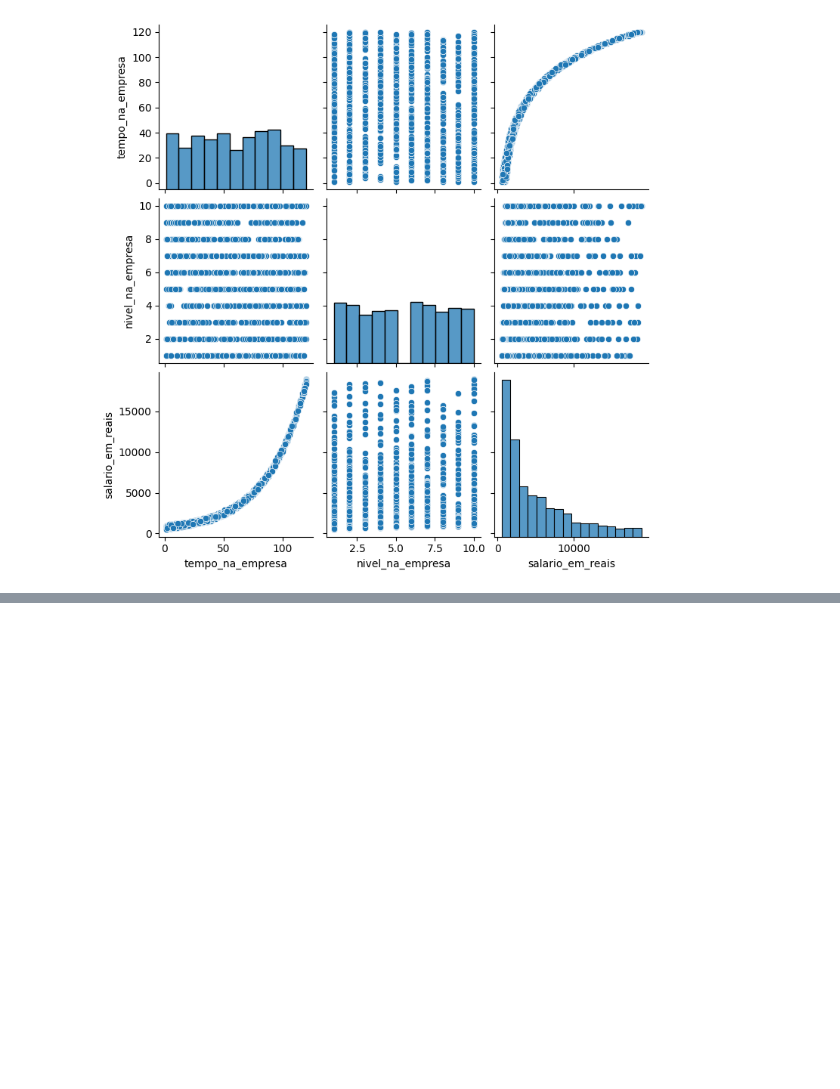
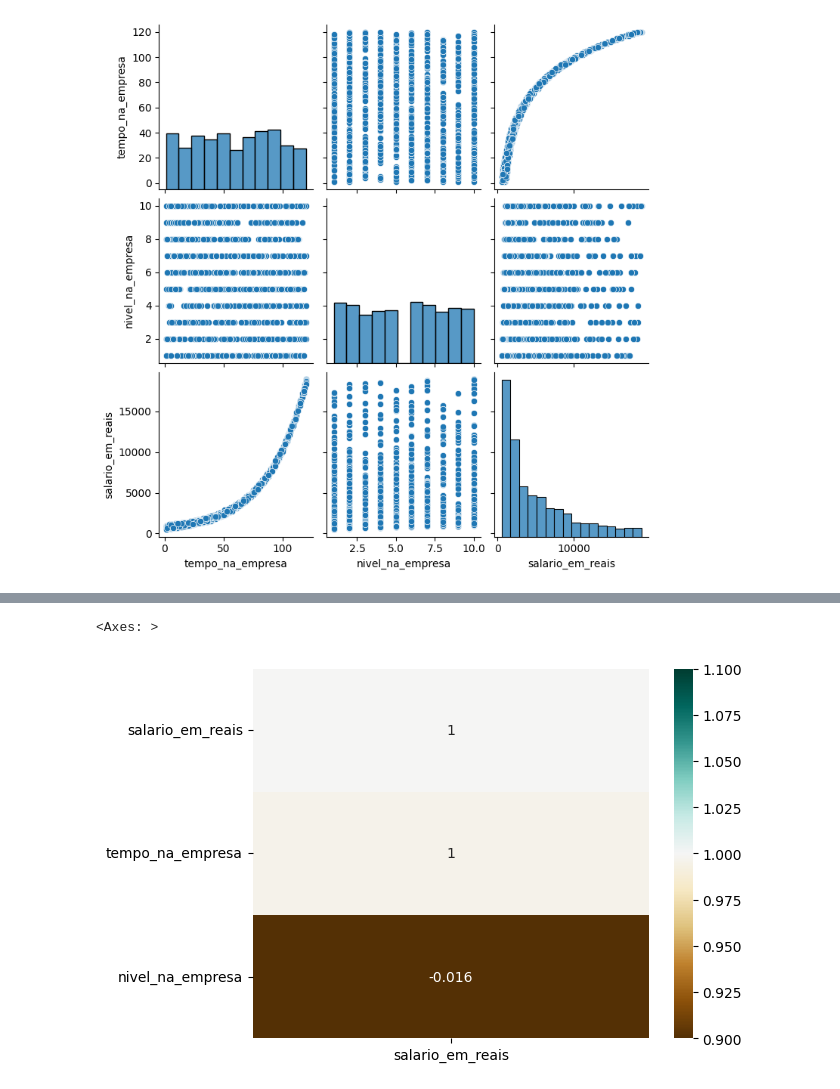
Before and after one commit to offellipe/regressao_polinomial, a Jupyter notebook: modelo_salarios.ipynb, the cells around one changed output, grey strips where cells are left out. Drawn from its saved outputs; the diff is of its cells as text; code cells hidden in the pictures; blank space fills up the shorter version.

```diff
--- a/modelo_salarios.ipynb
+++ b/modelo_salarios.ipynb
@@ -113,0 +122,7 @@ sns.pairplot(data=df_salario_eda)
+# %%
+# Formato de Ranking
+
+sns.heatmap(df_salario_eda.corr('spearman')[['salario_em_reais']].sort_values(by='salario_em_reais', ascending=False), vmin=1, vmax=1, annot=True, cmap='BrBG')
+# %% [output]
+<Axes: >
+[figure, added]
```
Also changed, not shown: parts of 1 cell of this notebook.
